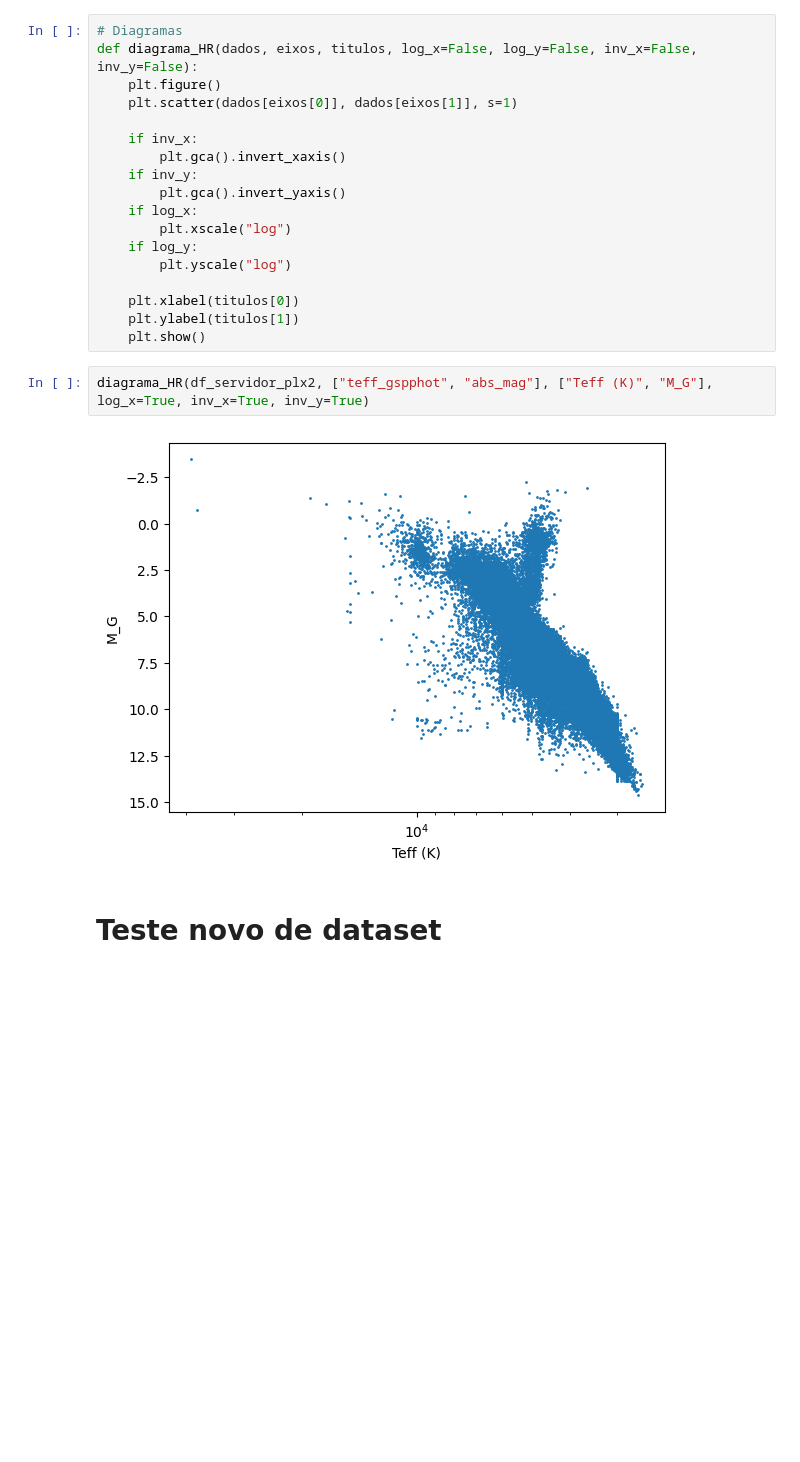
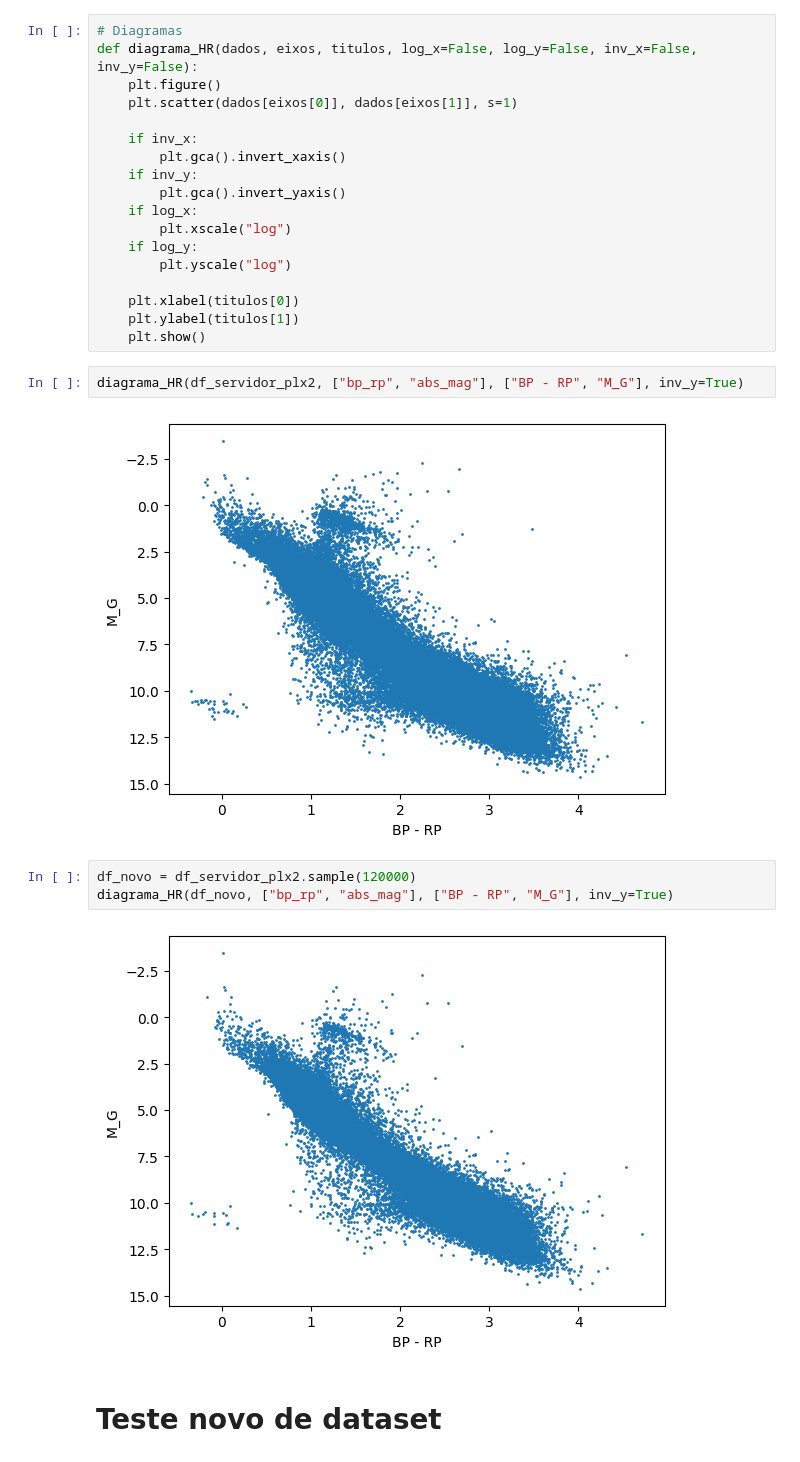
Before and after one commit to marceloavlopes/Diagrama-HR-e-Clustering, a Jupyter notebook: Diagrama_HR_clustering.ipynb, the cells around one changed output. Drawn from its saved outputs; the diff is of its cells as text; blank space fills up the shorter version.

Commit message:
Adição de versões com sample do dataset do diagrama HR, permitindo uma identificação melhor de clusters

```diff
--- a/Diagrama_HR_clustering.ipynb
+++ b/Diagrama_HR_clustering.ipynb
@@ -432,8 +432,13 @@ def diagrama_HR(dados, eixos, titulos, log_x=False, log_y=False, inv_x=False, in
     plt.ylabel(titulos[1])
     plt.show()
 # %%
-diagrama_HR(df_servidor_plx2, ["teff_gspphot", "abs_mag"], ["Teff (K)", "M_G"], log_x=True, inv_x=True, inv_y=True)
+diagrama_HR(df_servidor_plx2, ["bp_rp", "abs_mag"], ["BP - RP", "M_G"], inv_y=True)
 # %% [output]
-[figure, old version]
+[figure, new version]
+# %%
+df_novo = df_servidor_plx2.sample(120000)
+diagrama_HR(df_novo, ["bp_rp", "abs_mag"], ["BP - RP", "M_G"], inv_y=True)
+# %% [output]
+[figure, added]
 # %% [markdown]
 # Teste novo de dataset
```
